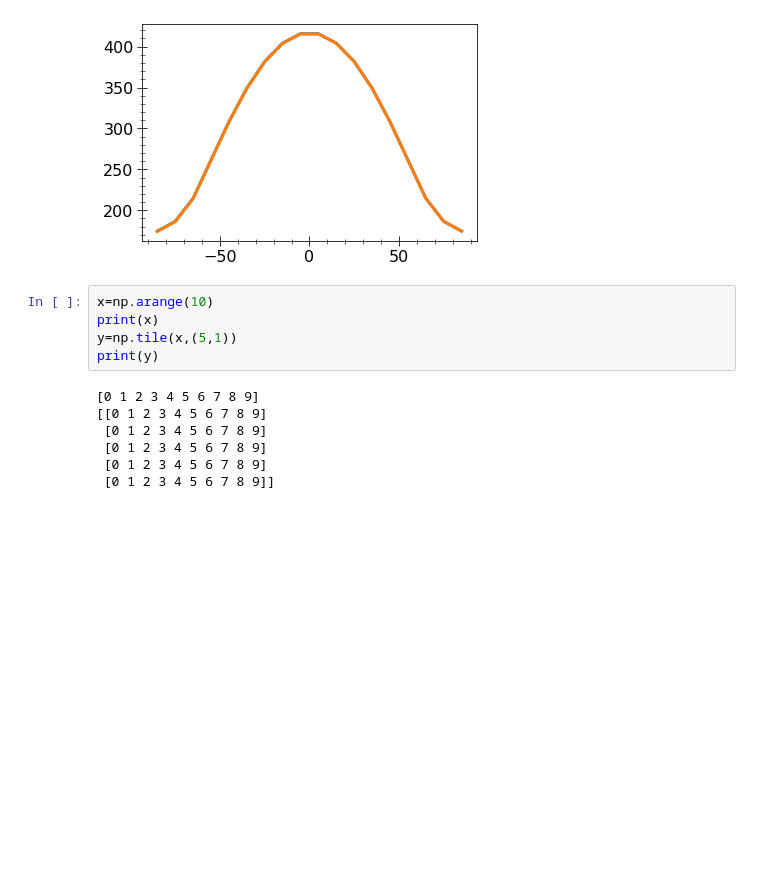
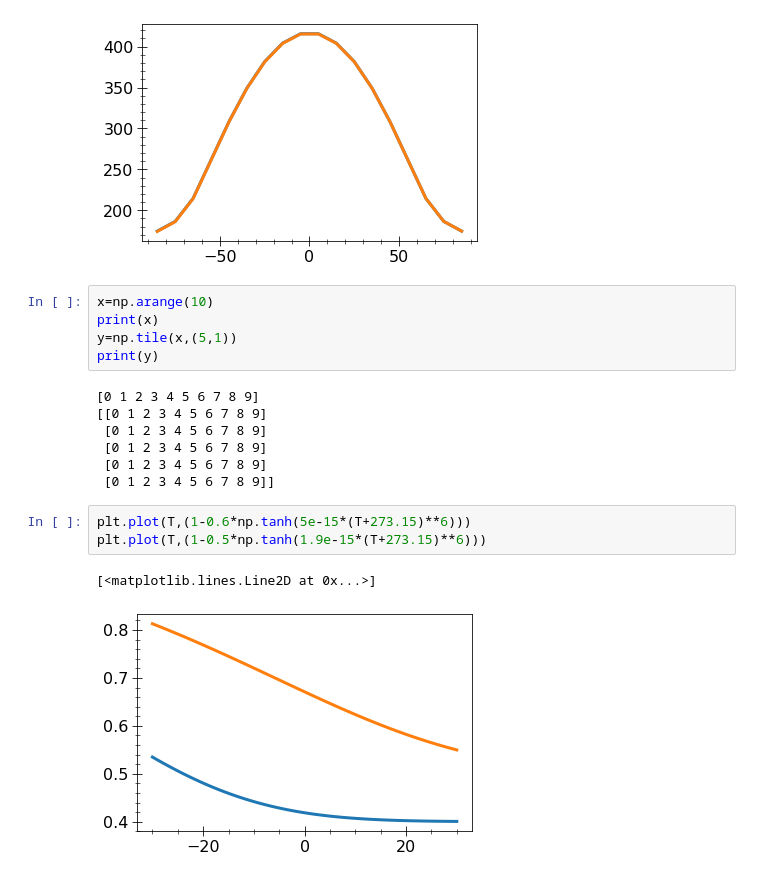
Before and after one commit to BenniSchmiedel/Low-dimensional-EBMs, a Jupyter notebook: Development_tests.ipynb, the cells around one changed output. Saved outputs shown, nothing was run; the diff lists cells and outputs as text; blank space fills up the shorter version.

```diff
--- a/Development_tests.ipynb
+++ b/Development_tests.ipynb
@@ -252,3 +252,9 @@ print(y)
  [0 1 2 3 4 5 6 7 8 9]
  [0 1 2 3 4 5 6 7 8 9]
  [0 1 2 3 4 5 6 7 8 9]]
+# %%
+plt.plot(T,(1-0.6*np.tanh(5e-15*(T+273.15)**6)))
+plt.plot(T,(1-0.5*np.tanh(1.9e-15*(T+273.15)**6)))
+# %% [output]
+[<matplotlib.lines.Line2D at 0x...>]
+[figure, added]
```
Also changed, not shown: parts of 1 cell of this notebook, 2 other files.
